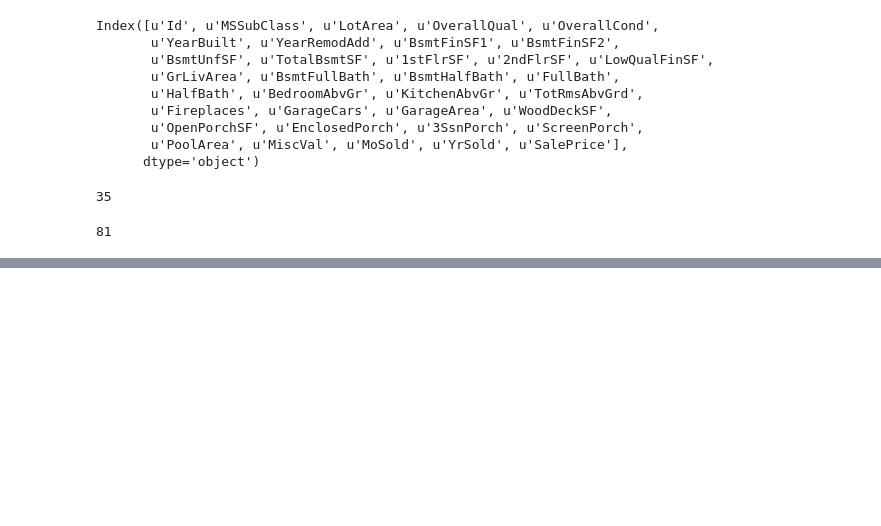
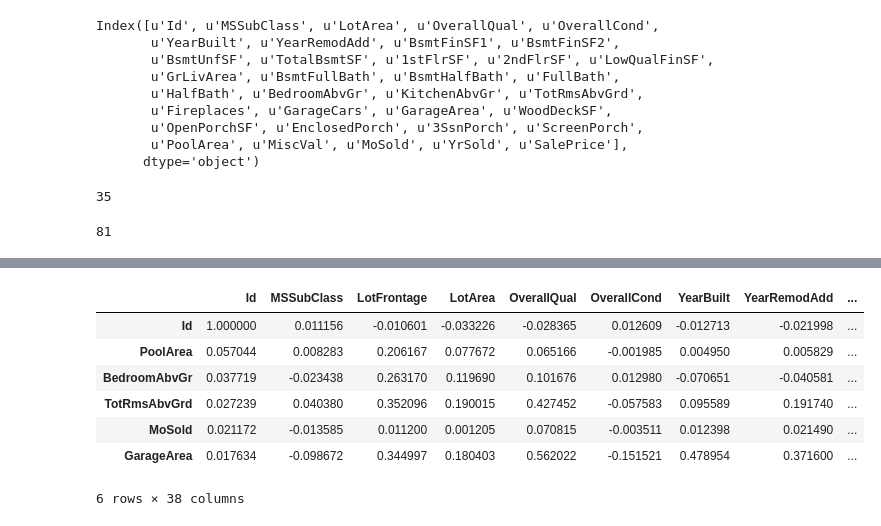
Before and after one commit to sushant2811/KaggleHousingPrices, a Jupyter notebook: KaggleHousingPrices.ipynb, the cells around one changed output, grey strips where cells are left out. Saved outputs shown, nothing was run; the diff lists cells and outputs as text; code cells hidden in the pictures; blank space fills up the shorter version.

Commit message:
Understanding nlargest command for the dataframes

```diff
--- a/KaggleHousingPrices.ipynb
+++ b/KaggleHousingPrices.ipynb
@@ -309,0 +328,11 @@ len(train_df.select_dtypes(include = ['int']).columns) + len(train_df.select_dty
+# %%
+corrmat.nlargest(6, 'Id')
+# %% [output]
+|  | Id | MSSubClass | LotFrontage | LotArea | OverallQual | OverallCond | YearBuilt | YearRemodAdd | ... |
+| Id | 1.000000 | 0.011156 | -0.010601 | -0.033226 | -0.028365 | 0.012609 | -0.012713 | -0.021998 | ... |
+| PoolArea | 0.057044 | 0.008283 | 0.206167 | 0.077672 | 0.065166 | -0.001985 | 0.004950 | 0.005829 | ... |
+| BedroomAbvGr | 0.037719 | -0.023438 | 0.263170 | 0.119690 | 0.101676 | 0.012980 | -0.070651 | -0.040581 | ... |
+| TotRmsAbvGrd | 0.027239 | 0.040380 | 0.352096 | 0.190015 | 0.427452 | -0.057583 | 0.095589 | 0.191740 | ... |
+| MoSold | 0.021172 | -0.013585 | 0.011200 | 0.001205 | 0.070815 | -0.003511 | 0.012398 | 0.021490 | ... |
+| GarageArea | 0.017634 | -0.098672 | 0.344997 | 0.180403 | 0.562022 | -0.151521 | 0.478954 | 0.371600 | ... |
+6 rows × 38 columns
```
Also changed, not shown: parts of 6 cells of this notebook.
